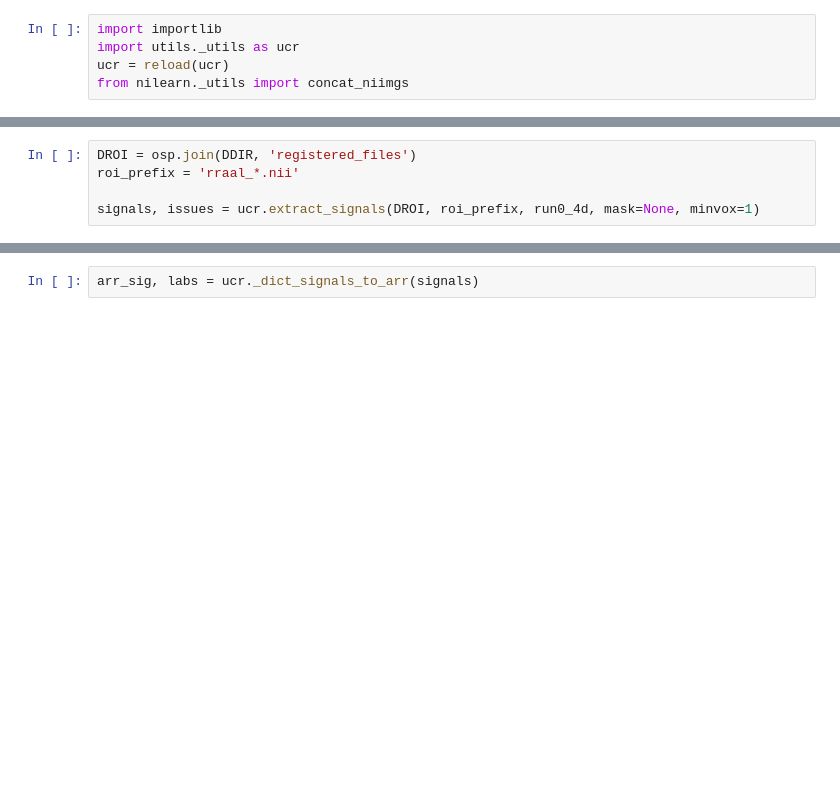
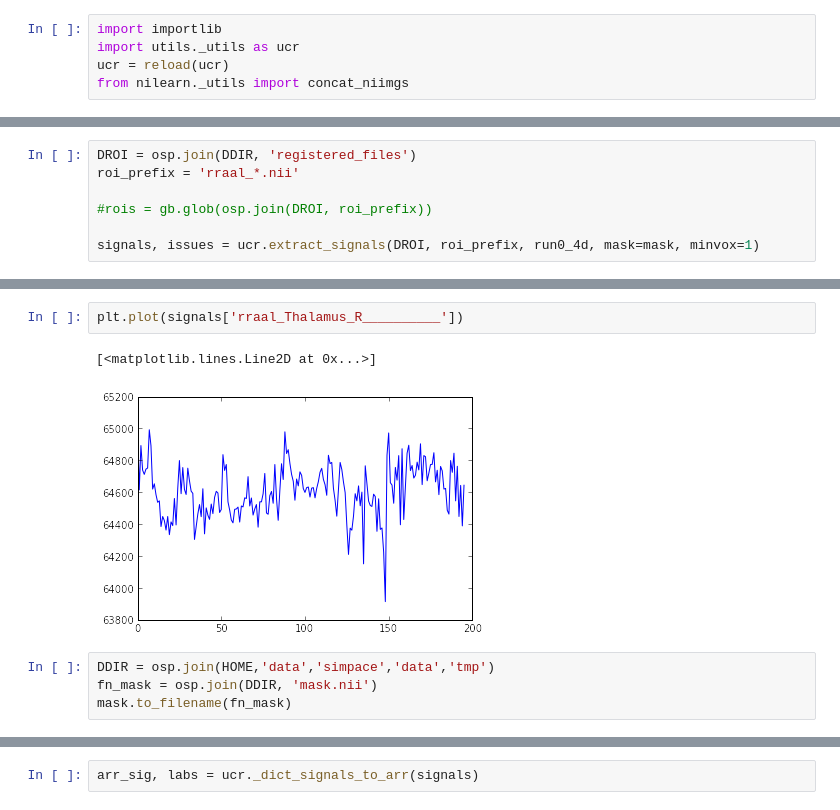
Before and after one commit to simpace/processing-scripts, a Jupyter notebook: preproc2correlation.ipynb, the cells around one changed output, grey strips where cells are left out. Cells and saved outputs as stored; diff of their text form; blank space fills up the shorter version.

Commit message:
testing refactor extract_signals

```diff
--- a/preproc2correlation.ipynb
+++ b/preproc2correlation.ipynb
@@ -95,5 +105,7 @@ assert run0_4d.get_data().shape == EXPECTEDSHAPE
 DROI = osp.join(DDIR, 'registered_files')
 roi_prefix = 'rraal_*.nii'
 
-signals, issues = ucr.extract_signals(DROI, roi_prefix, run0_4d, mask=None, minvox=1)
+#rois = gb.glob(osp.join(DROI, roi_prefix))
+
+signals, issues = ucr.extract_signals(DROI, roi_prefix, run0_4d, mask=mask, minvox=1)
 # %% [output]
@@ -110,0 +129,9 @@ translation:  [[ 0.]
+# %%
+plt.plot(signals['rraal_Thalamus_R__________'])
+# %% [output]
+[<matplotlib.lines.Line2D at 0x...>]
+[figure, added]
+# %%
+DDIR = osp.join(HOME,'data','simpace','data','tmp')
+fn_mask = osp.join(DDIR, 'mask.nii')
+mask.to_filename(fn_mask)
```
Also changed, not shown: parts of 8 cells of this notebook.
